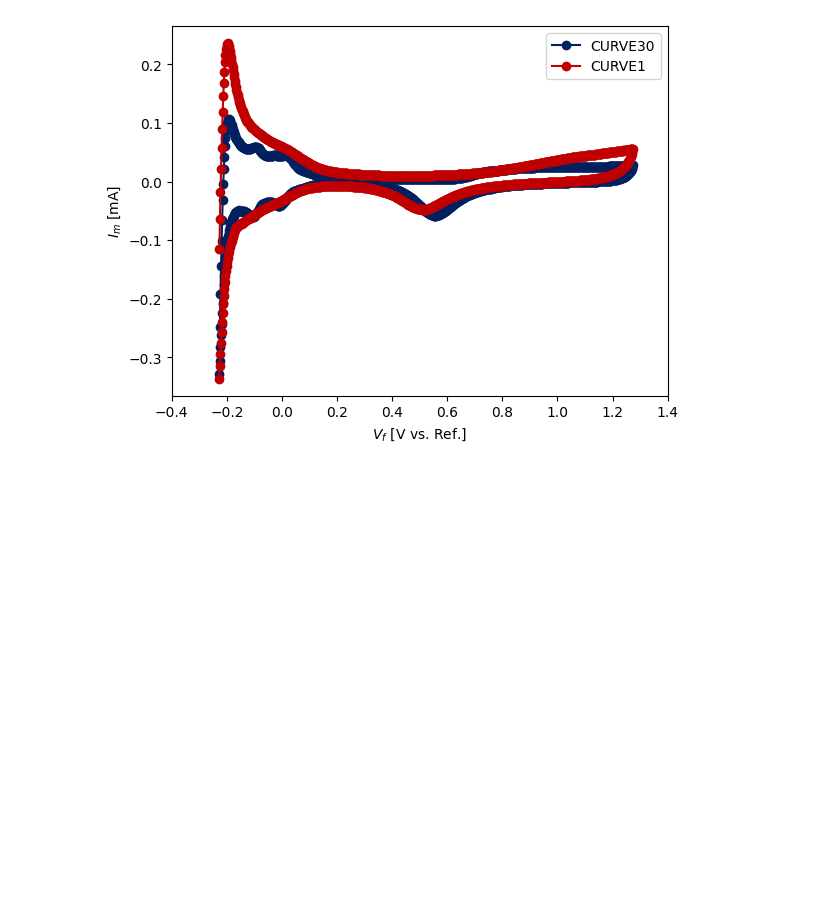
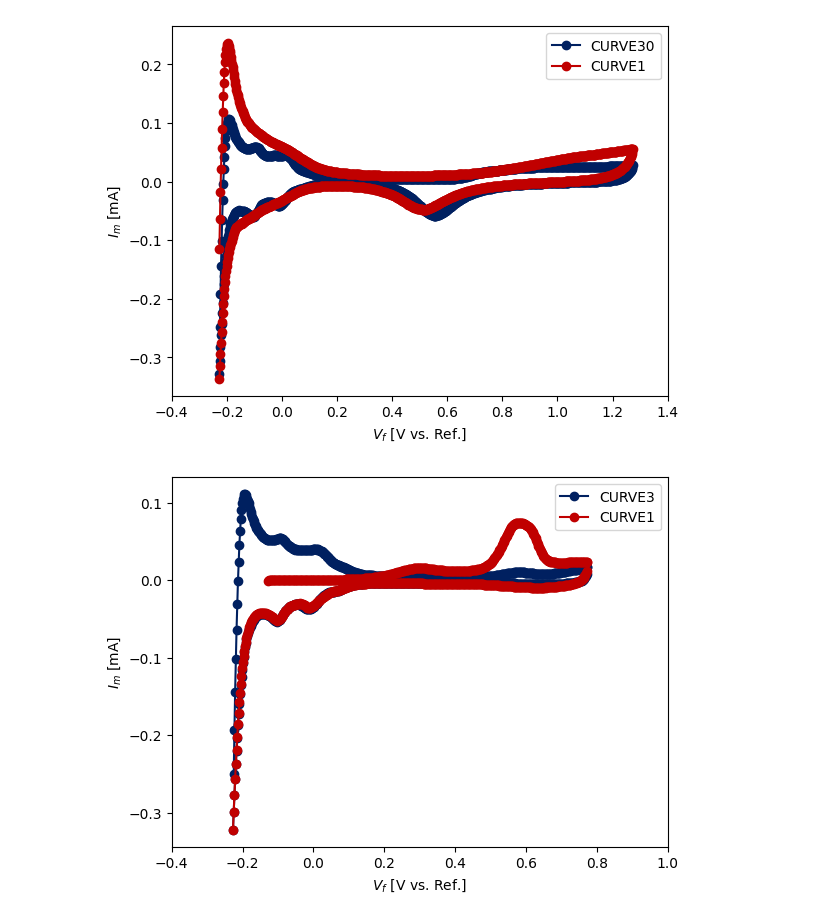
Before and after one commit to DiegoOlaya/ds2_repo, a Jupyter notebook: process_jesus_data_olaya.ipynb, the cells around one changed output. Drawn from its saved outputs; the diff is of its cells as text; code cells hidden in the pictures; blank space fills up the shorter version.

Commit message:
Add CO removal plot to notebook.

```diff
--- a/process_jesus_data_olaya.ipynb
+++ b/process_jesus_data_olaya.ipynb
@@ -99,3 +99,16 @@ ax.legend(loc='best')
 plt.show()
 # %% [output]
 [figure]
+# %%
+CO_rem_dat = read_parse_dta("data\Jesus_data\CO_Removal.DTA")
+# %%
+fig, ax = plt.subplots()
+ax.plot(CO_rem_dat["CURVE3"][:,2], 1000 * CO_rem_dat["CURVE3"][:,3], marker='o', color='#002060', label="CURVE3")
+ax.plot(CO_rem_dat["CURVE1"][:,2], 1000 * CO_rem_dat["CURVE1"][:,3], marker='o', color='#c00000', label="CURVE1")
+ax.set_xlim([-0.4, 1.0])
+ax.set_xlabel("$V_f$ [V vs. Ref.]")
+ax.set_ylabel("$I_m$ [mA]")
+ax.legend(loc='best')
+plt.show()
+# %% [output]
+[figure, added]
```
